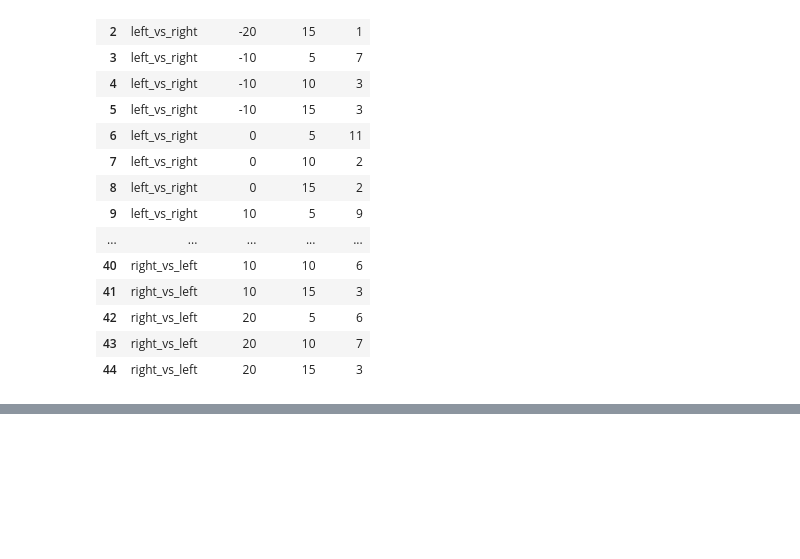
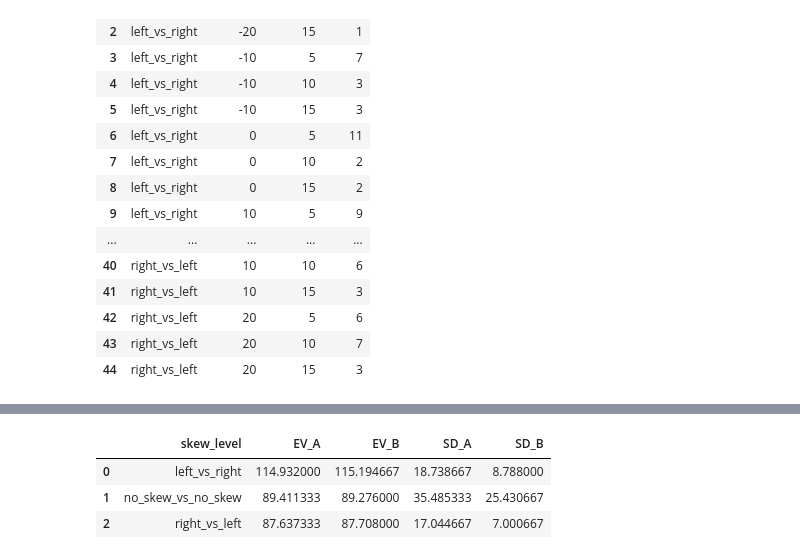
Before and after one commit to MaohuaNie/study3stimuli, a Jupyter notebook: stimuli_study3.ipynb, the cells around one changed output, grey strips where cells are left out. Drawn from its saved outputs; the diff is of its cells as text; code cells hidden in the pictures; blank space fills up the shorter version.

```diff
--- a/stimuli_study3.ipynb
+++ b/stimuli_study3.ipynb
@@ -1630,0 +1390,21 @@ KeyboardInterrupt:
+# %%
+random_trials = (
+    filtered_df
+    .groupby(['skew_level', 'ev_level', 'sd_level'], group_keys=False)
+    .apply(lambda x: x.sample(n=1))
+)
+
+# Group by skew_level in the random_trials dataframe and calculate the mean
+mean_values_random_trials = (
+    random_trials
+    .groupby('skew_level')[['EV_A', 'EV_B', 'SD_A', 'SD_B']]
+    .mean()
+    .reset_index()
+)
+
+mean_values_random_trials
+# %% [output]
+|  | skew_level | EV_A | EV_B | SD_A | SD_B |
+| 0 | left_vs_right | 114.932000 | 115.194667 | 18.738667 | 8.788000 |
+| 1 | no_skew_vs_no_skew | 89.411333 | 89.276000 | 35.485333 | 25.430667 |
+| 2 | right_vs_left | 87.637333 | 87.708000 | 17.044667 | 7.000667 |
```
Also changed, not shown: parts of 2 cells of this notebook, 1 other file.
